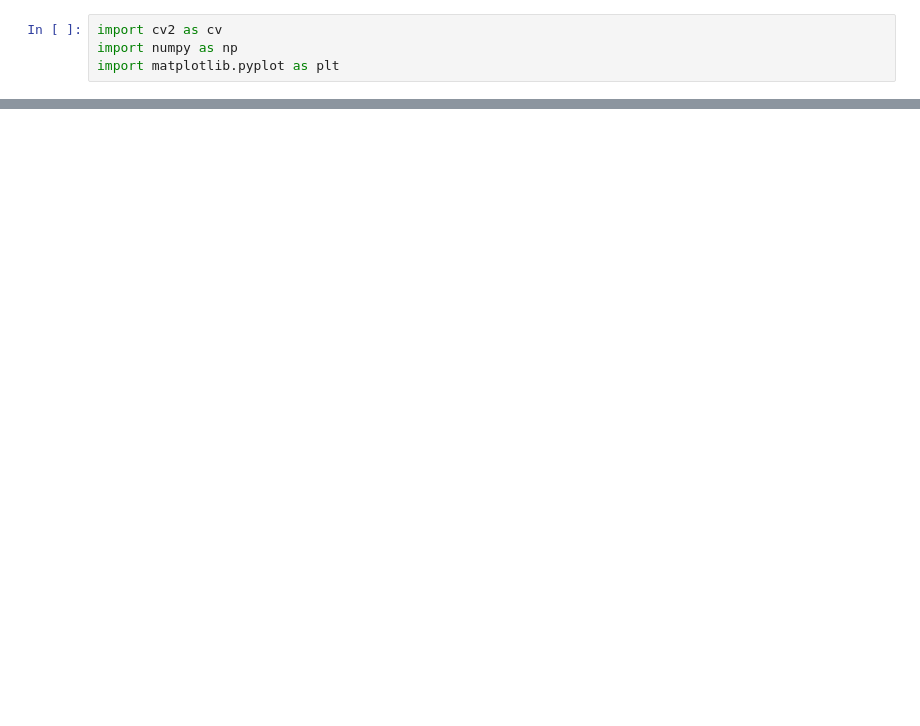
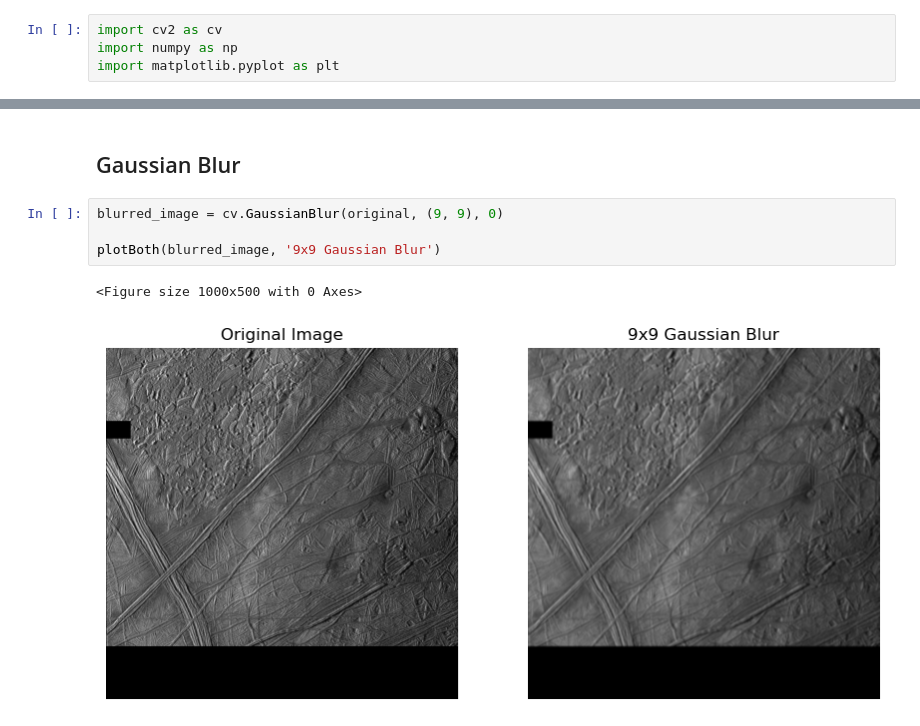
Before and after one commit to Rowan-Nag/Europa-Cycloided, a Jupyter notebook: europa-filters.ipynb, the cells around one changed output, grey strips where cells are left out. Saved outputs shown, nothing was run; the diff lists cells and outputs as text; blank space fills up the shorter version.

```diff
--- a/europa-filters.ipynb
+++ b/europa-filters.ipynb
@@ -28,0 +39,9 @@ plt.imshow(edges, cmap="gray")
+# %% [markdown]
+## Gaussian Blur
+# %%
+blurred_image = cv.GaussianBlur(original, (9, 9), 0)
+
+plotBoth(blurred_image, '9x9 Gaussian Blur')
+# %% [output]
+<Figure size 1000x500 with 0 Axes>
+[figure, added]
```
Also changed, not shown: parts of 12 cells of this notebook.
